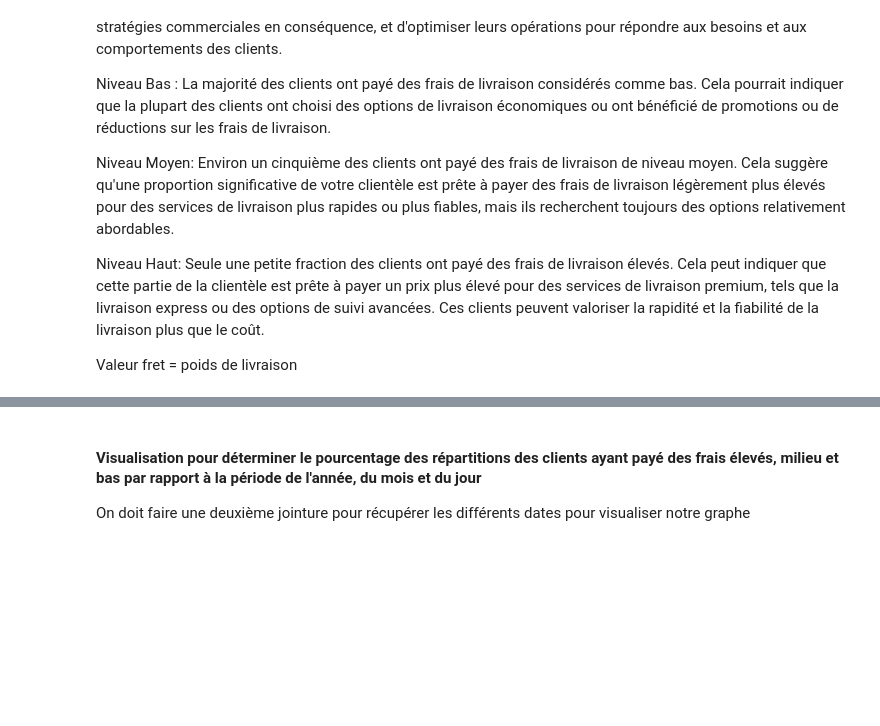
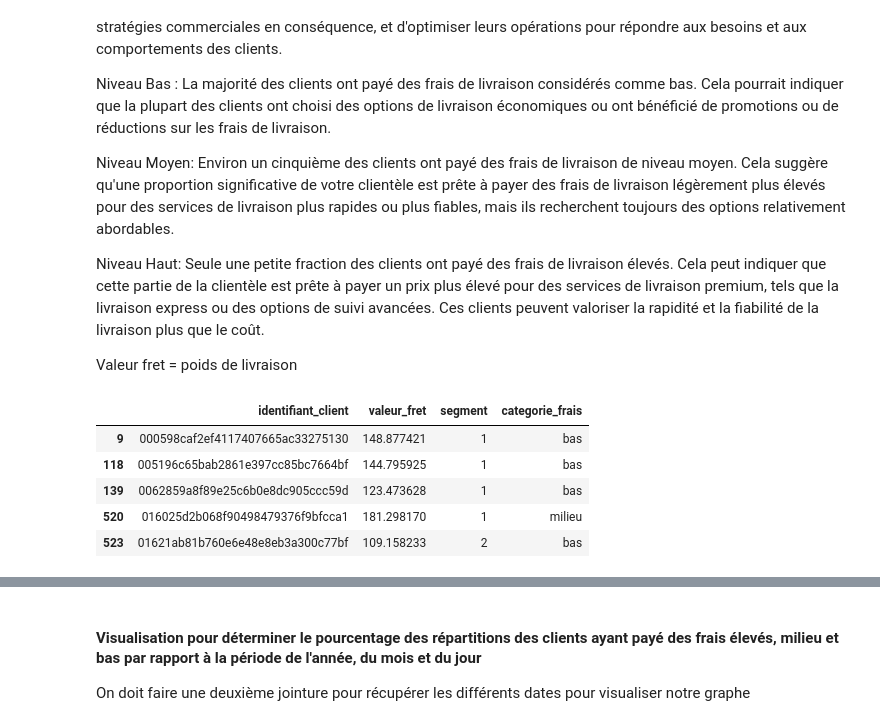
Before and after one commit to Jeremi971/analyse_e_commerce_md5, a Jupyter notebook: analyse.ipynb, the cells around one changed output, grey strips where cells are left out. Drawn from its saved outputs; the diff is of its cells as text; code cells hidden in the pictures; blank space fills up the shorter version.

```diff
--- a/analyse.ipynb
+++ b/analyse.ipynb
@@ -346,0 +349,9 @@ df_sorted_customers= df_sorted_customers.dropna()
+# %%
+df_sorted_customers.head()
+# %% [output]
+|  | identifiant_client | valeur_fret | segment | categorie_frais |
+| 9 | 000598caf2ef4117407665ac33275130 | 148.877421 | 1 | bas |
+| 118 | 005196c65bab2861e397cc85bc7664bf | 144.795925 | 1 | bas |
+| 139 | 0062859a8f89e25c6b0e8dc905ccc59d | 123.473628 | 1 | bas |
+| 520 | 016025d2b068f90498479376f9bfcca1 | 181.298170 | 1 | milieu |
+| 523 | 01621ab81b760e6e48e8eb3a300c77bf | 109.158233 | 2 | bas |
```
Also changed, not shown: parts of 4 cells of this notebook, 4 other files.
